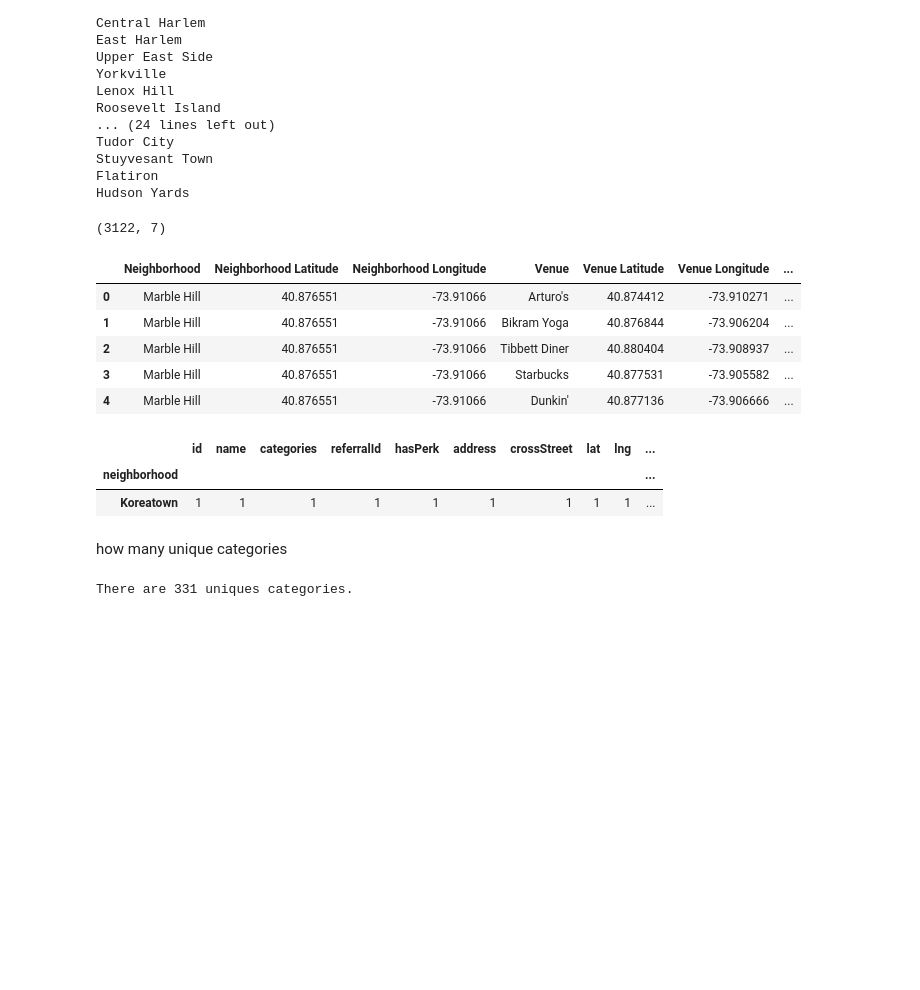
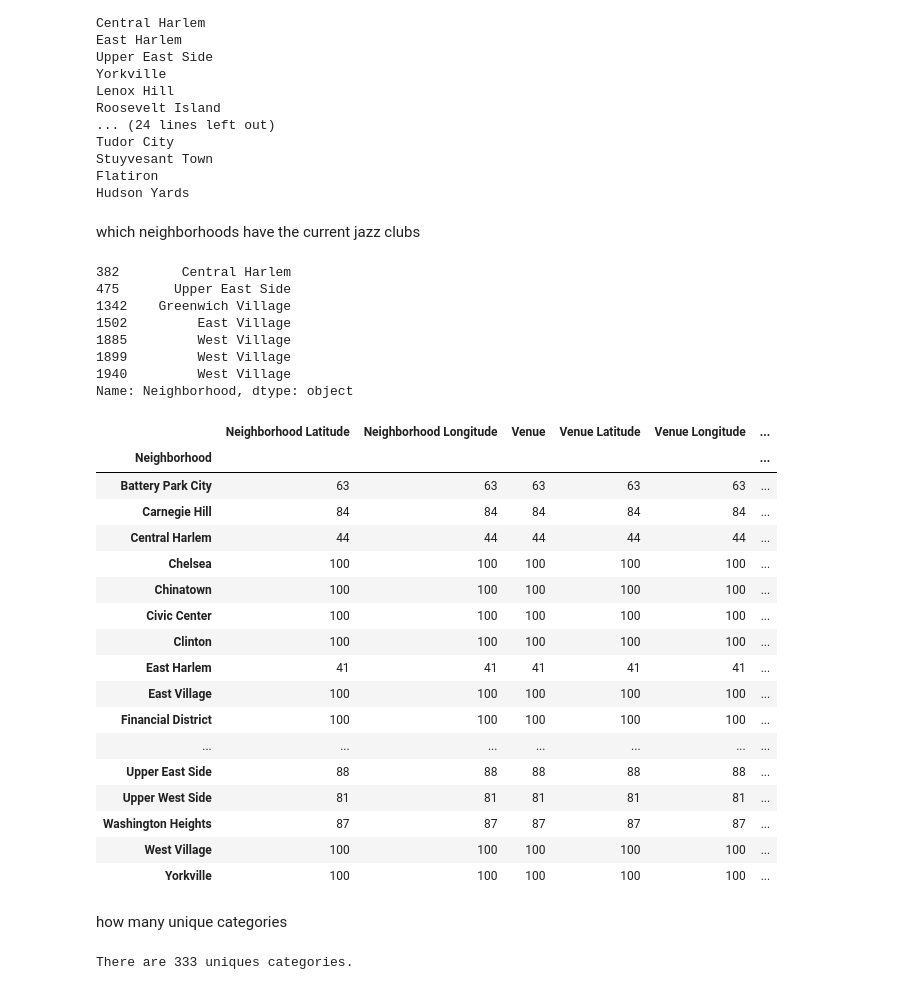
Before and after one commit to githubchinny/data-science, a Jupyter notebook: manhattan/ManhattanJazz.ipynb, the cells around one changed output. Saved outputs shown, nothing was run; the diff lists cells and outputs as text; code cells hidden in the pictures; blank space fills up the shorter version.

```diff
--- a/manhattan/ManhattanJazz.ipynb
+++ b/manhattan/ManhattanJazz.ipynb
@@ -375,9 +376,9 @@ def getNearbyVenues(names, latitudes, longitudes, radius=500):
 
     return(nearby_venues)
 # %%
-venues = getNearbyVenues(names=manhattan_data['Neighborhood'],
-                                   latitudes=manhattan_data['Latitude'],
-                                   longitudes=manhattan_data['Longitude']
+venues = getNearbyVenues(names=manhattan['Neighborhood'],
+                                   latitudes=manhattan['Latitude'],
+                                   longitudes=manhattan['Longitude']
                                   )
 # %% [output]
 Marble Hill
@@ -397,31 +398,46 @@ Tudor City
 Stuyvesant Town
 Flatiron
 Hudson Yards
+# %% [markdown]
+which neighborhoods have the current jazz clubs
 # %%
-# print(manhattan_venues.shape)
-# manhattan_venues.head()
-
-print(venues.shape)
-venues.head()
+# print(venues.shape)
+venues[venues['Venue Category']=='Jazz Club']['Neighborhood']
 # %% [output]
-(3122, 7)
+382        Central Harlem
+475       Upper East Side
+1342    Greenwich Village
+1502         East Village
+1885         West Village
+1899         West Village
+1940         West Village
+Name: Neighborhood, dtype: object
-|  | Neighborhood | Neighborhood Latitude | Neighborhood Longitude | Venue | Venue Latitude | Venue Longitude | ... |
-| 0 | Marble Hill | 40.876551 | -73.91066 | Arturo's | 40.874412 | -73.910271 | ... |
-| 1 | Marble Hill | 40.876551 | -73.91066 | Bikram Yoga | 40.876844 | -73.906204 | ... |
-| 2 | Marble Hill | 40.876551 | -73.91066 | Tibbett Diner | 40.880404 | -73.908937 | ... |
-| 3 | Marble Hill | 40.876551 | -73.91066 | Starbucks | 40.877531 | -73.905582 | ... |
-| 4 | Marble Hill | 40.876551 | -73.91066 | Dunkin' | 40.877136 | -73.906666 | ... |
 # %%
-nearby_venues.groupby('neighborhood').count()
+venues.groupby('Neighborhood').count()
 # %% [output]
-|  | id | name | categories | referralId | hasPerk | address | crossStreet | lat | lng | ... |
-| neighborhood |  |  |  |  |  |  |  |  |  | ... |
-| Koreatown | 1 | 1 | 1 | 1 | 1 | 1 | 1 | 1 | 1 | ... |
+|  | Neighborhood Latitude | Neighborhood Longitude | Venue | Venue Latitude | Venue Longitude | ... |
+| Neighborhood |  |  |  |  |  | ... |
+| Battery Park City | 63 | 63 | 63 | 63 | 63 | ... |
+| Carnegie Hill | 84 | 84 | 84 | 84 | 84 | ... |
+| Central Harlem | 44 | 44 | 44 | 44 | 44 | ... |
+| Chelsea | 100 | 100 | 100 | 100 | 100 | ... |
+| Chinatown | 100 | 100 | 100 | 100 | 100 | ... |
+| Civic Center | 100 | 100 | 100 | 100 | 100 | ... |
+| Clinton | 100 | 100 | 100 | 100 | 100 | ... |
+| East Harlem | 41 | 41 | 41 | 41 | 41 | ... |
+| East Village | 100 | 100 | 100 | 100 | 100 | ... |
+| Financial District | 100 | 100 | 100 | 100 | 100 | ... |
+| ... | ... | ... | ... | ... | ... | ... |
+| Upper East Side | 88 | 88 | 88 | 88 | 88 | ... |
+| Upper West Side | 81 | 81 | 81 | 81 | 81 | ... |
+| Washington Heights | 87 | 87 | 87 | 87 | 87 | ... |
+| West Village | 100 | 100 | 100 | 100 | 100 | ... |
+| Yorkville | 100 | 100 | 100 | 100 | 100 | ... |
 # %% [markdown]
 how many unique categories
 # %%
-print('There are {} uniques categories.'.format(len(manhattan_venues['Venue Category'].unique())))
+print('There are {} uniques categories.'.format(len(venues['Venue Category'].unique())))
 # %% [output]
-There are 331 uniques categories.
+There are 333 uniques categories.
 # %%
 # one hot encoding
```
Also changed, not shown: parts of 24 cells of this notebook.
